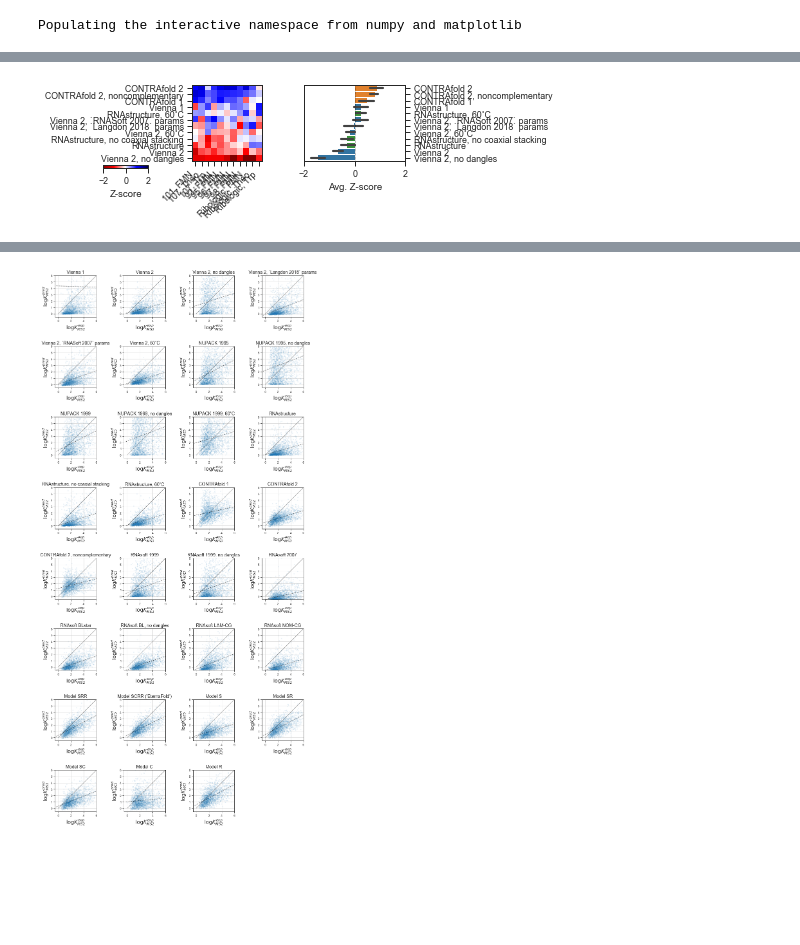
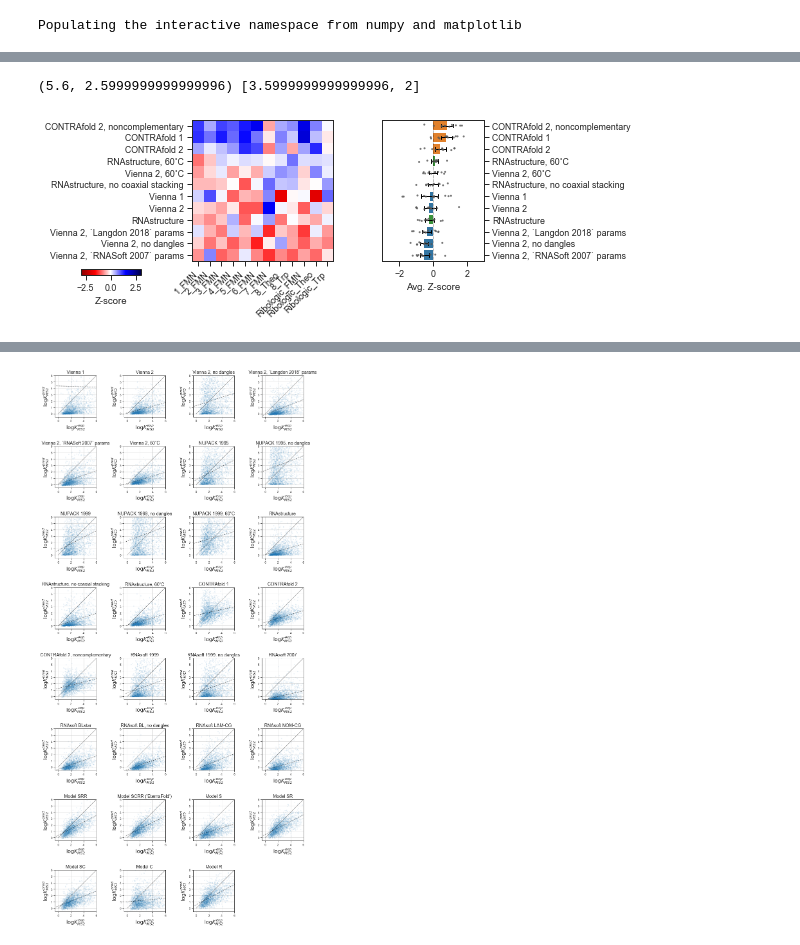
Before and after one commit to eternagame/EternaBench, a Jupyter notebook: analysis/2_RiboswitchData.ipynb, the cells around one changed output, grey strips where cells are left out. Saved outputs shown, nothing was run; the diff lists cells and outputs as text; code cells hidden in the pictures; blank space fills up the shorter version.

```diff
--- a/analysis/2_RiboswitchData.ipynb
+++ b/analysis/2_RiboswitchData.ipynb
@@ -34,6 +52,8 @@ eb.plot.ranked_heatmap(zscores, vmin=-2, vmax=2)
 # %%
-zscores = pd.read_csv(os.environ['ETERNABENCH_PATH']+'/scoring_data/RS_Z_pearson_logkd_lig_zscores.csv')
-eb.plot.ranked_heatmap(zscores, vmin=-2, vmax=2)
+zscores = pd.read_csv(os.environ['ETERNABENCH_PATH']+'/scoring_data/RS_Z_pearson_log_AR_zscores.csv')
+eb.plot.ranked_heatmap(zscores, vmin=-3, vmax=3,size=2)
+savefig('FIGURES/SI/ED7_AR_ranking.pdf',bbox_inches='tight')
 # %% [output]
+(5.6, 2.5999999999999996) [3.5999999999999996, 2]
-[figure, old version]
+[figure, new version]
 # %%
```
Also changed, not shown: parts of 15 cells of this notebook, 6 other files.
